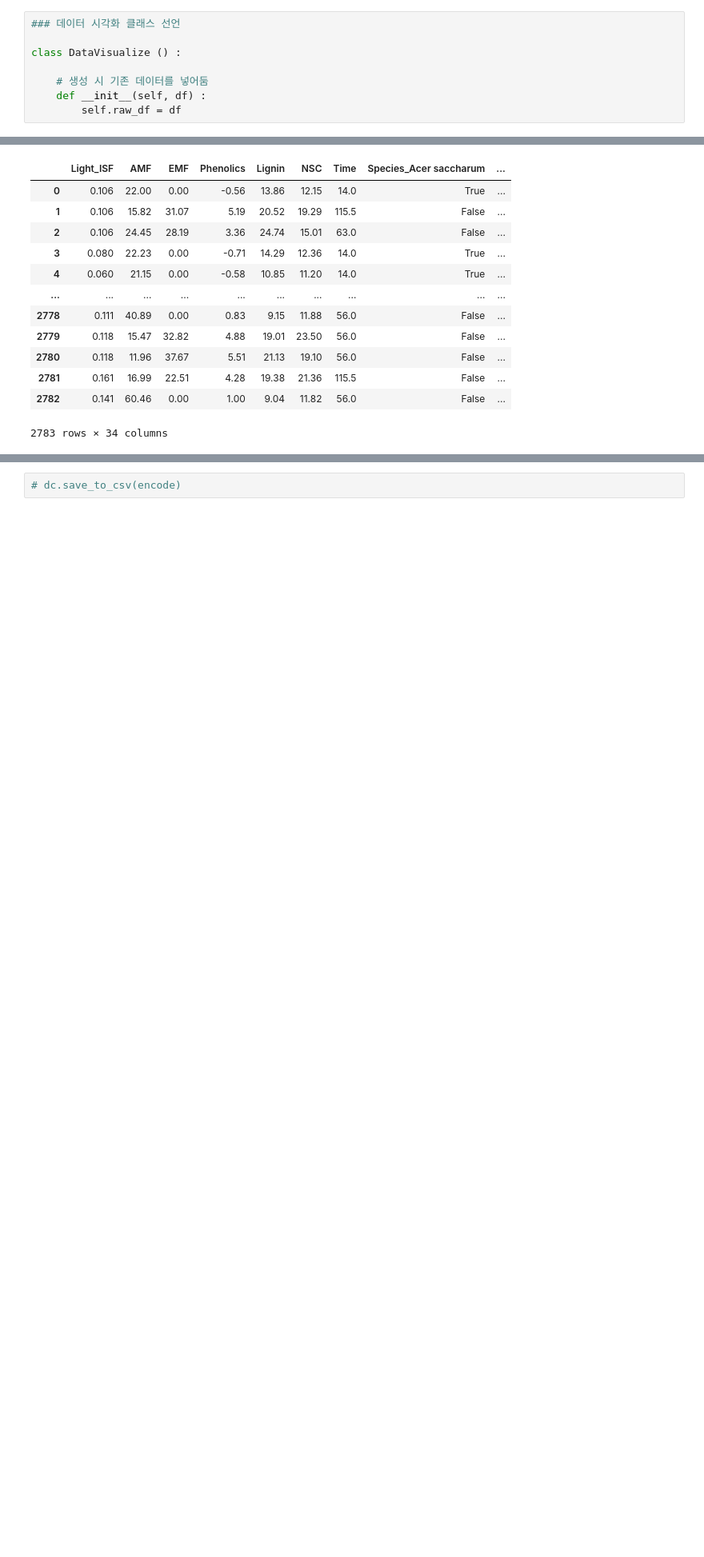
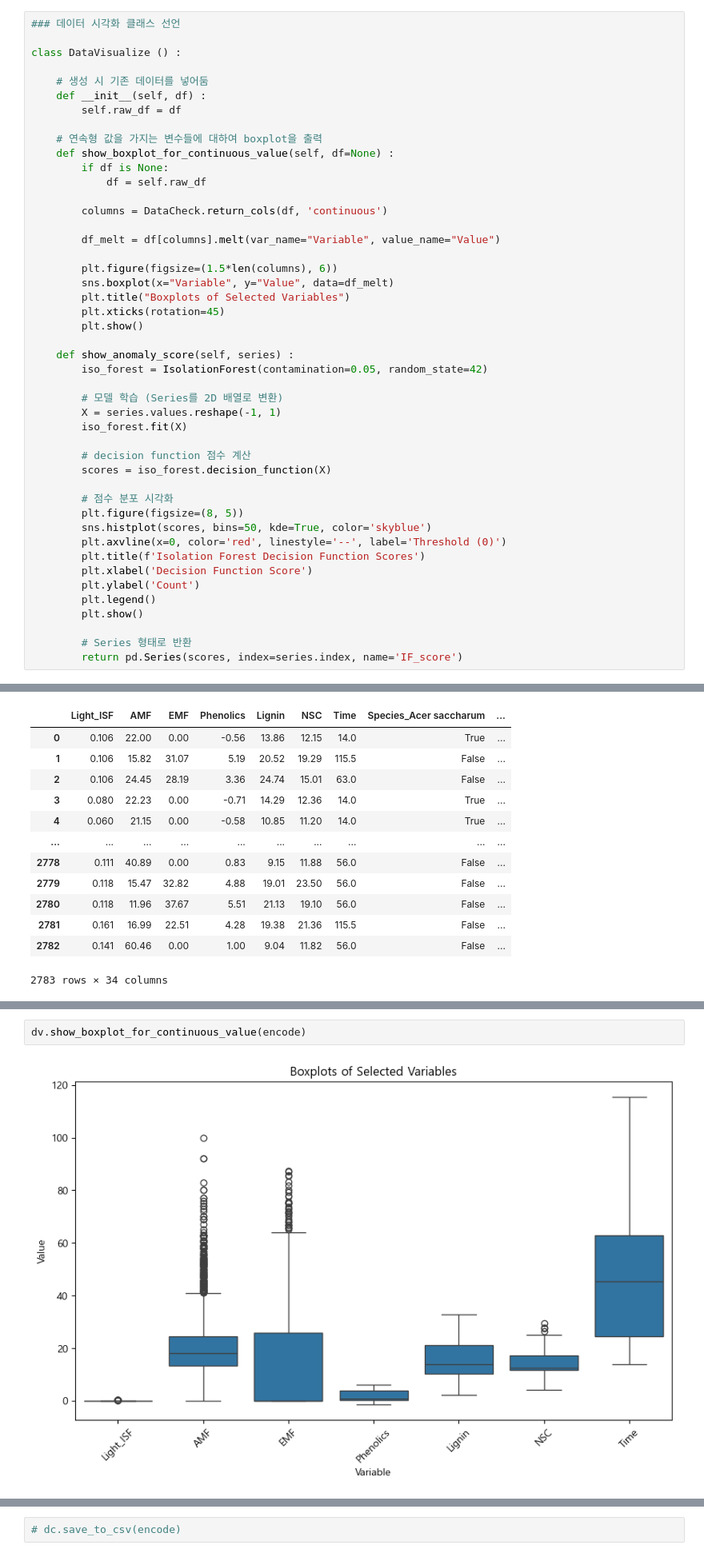
Before and after one commit to SKNetworks-AI19-250818/SKN19-mini-3Team, a Jupyter notebook: run.ipynb, the cells around one changed output, grey strips where cells are left out. Shown at 80% size. Saved outputs shown, nothing was run; the diff lists cells and outputs as text; blank space fills up the shorter version.

```diff
--- a/run.ipynb
+++ b/run.ipynb
@@ -272,6 +298,44 @@ class DataVisualize () :
     # 생성 시 기존 데이터를 넣어둠
     def __init__(self, df) :
         self.raw_df = df
+
+    # 연속형 값을 가지는 변수들에 대하여 boxplot을 출력
+    def show_boxplot_for_continuous_value(self, df=None) :
+        if df is None:
+            df = self.raw_df
+
+        columns = DataCheck.return_cols(df, 'continuous')
+
+        df_melt = df[columns].melt(var_name="Variable", value_name="Value")
+
+        plt.figure(figsize=(1.5*len(columns), 6))
+        sns.boxplot(x="Variable", y="Value", data=df_melt)
+        plt.title("Boxplots of Selected Variables")
+        plt.xticks(rotation=45)
+        plt.show()
+
+    def show_anomaly_score(self, series) :
+        iso_forest = IsolationForest(contamination=0.05, random_state=42)
+
+        # 모델 학습 (Series를 2D 배열로 변환)
+        X = series.values.reshape(-1, 1)
+        iso_forest.fit(X)
+
+        # decision function 점수 계산
+        scores = iso_forest.decision_function(X)
+
+        # 점수 분포 시각화
+        plt.figure(figsize=(8, 5))
+        sns.histplot(scores, bins=50, kde=True, color='skyblue')
+        plt.axvline(x=0, color='red', linestyle='--', label='Threshold (0)')
+        plt.title(f'Isolation Forest Decision Function Scores')
+        plt.xlabel('Decision Function Score')
+        plt.ylabel('Count')
+        plt.legend()
+        plt.show()
+
+        # Series 형태로 반환
+        return pd.Series(scores, index=series.index, name='IF_score')
 # %%
 ### 데이터 로드
 
@@ -383,3 +454,7 @@ display(dp.category_decoding(encode))
 | 2781 | 0.161 | 16.99 | 22.51 | 4.28 | 19.38 | 21.36 | 115.5 | Quercus alba | Sterile | Sterile | ... |
 | 2782 | 0.141 | 60.46 | 0.00 | 1.00 | 9.04 | 11.82 | 56.0 | Prunus serotina | Populus grandidentata | Non-Sterile | ... |
 2783 rows × 15 columns
+# %%
+dv.show_boxplot_for_continuous_value(encode)
+# %% [output]
+[figure, added]
```
Also changed, not shown: parts of 6 cells of this notebook.
